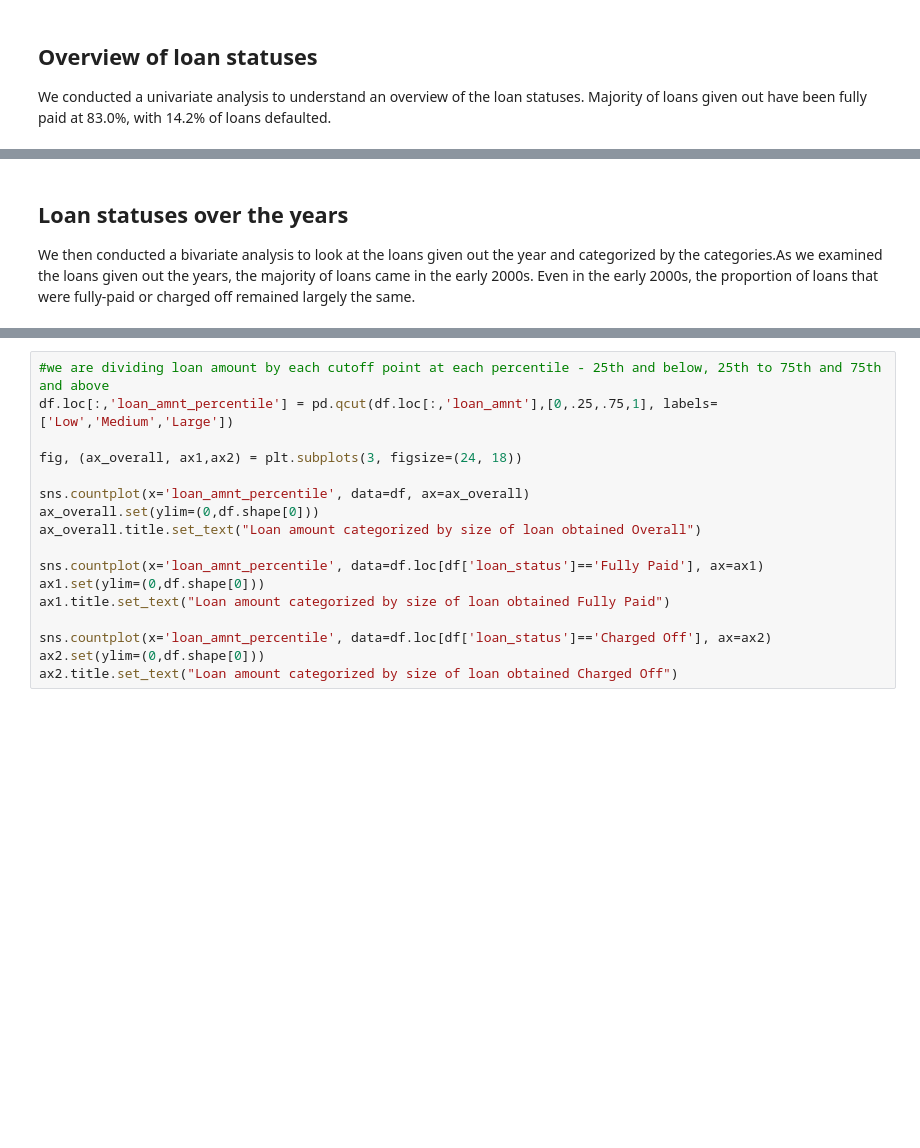
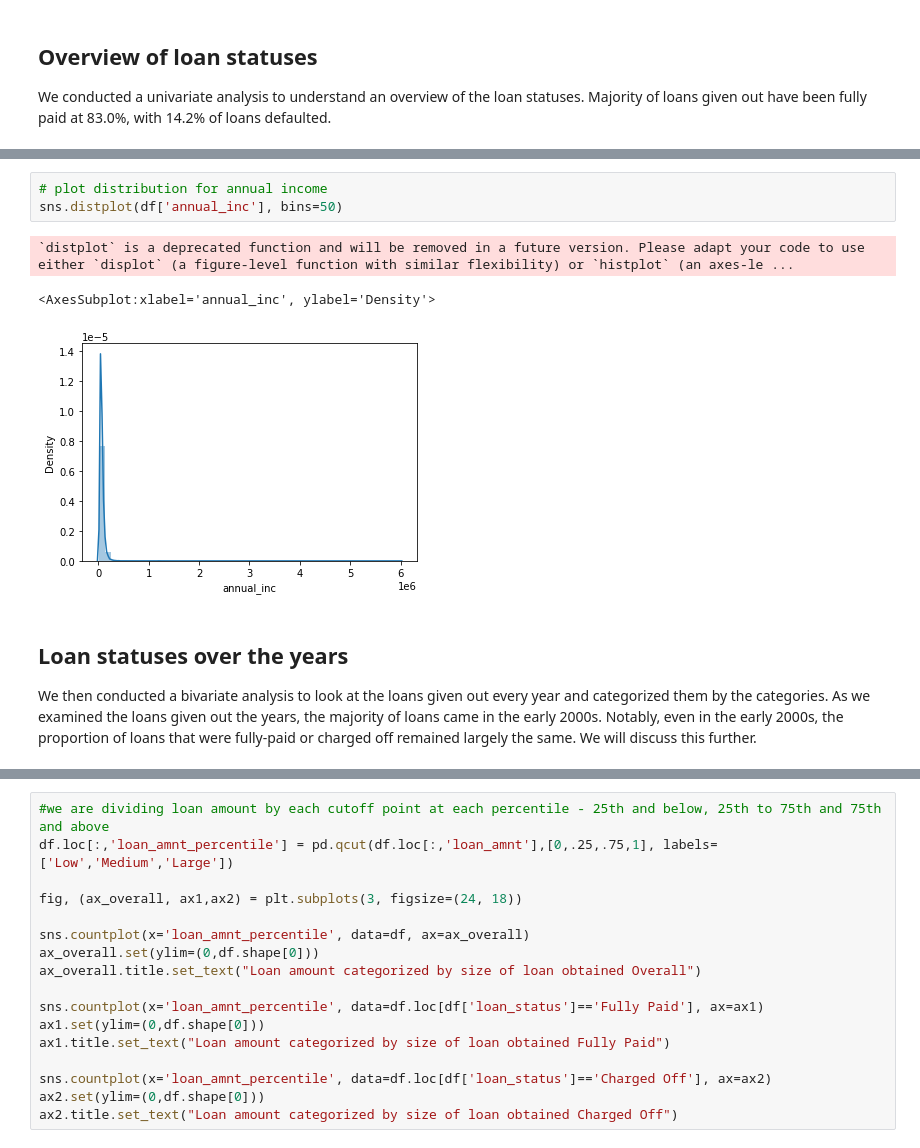
Before and after one commit to GeriNZ/lendingclub, a Jupyter notebook: Beng_Cheong_Cheong.ipynb, the cells around one changed output, grey strips where cells are left out. Saved outputs shown, nothing was run; the diff lists cells and outputs as text; blank space fills up the shorter version.

```diff
--- a/Beng_Cheong_Cheong.ipynb
+++ b/Beng_Cheong_Cheong.ipynb
@@ -232,5 +288,12 @@ Name: purpose, dtype: int64
+# %%
+# plot distribution for annual income
+sns.distplot(df['annual_inc'], bins=50)
+# %% [output]
+`distplot` is a deprecated function and will be removed in a future version. Please adapt your code to use either `displot` (a figure-level function with similar flexibility) or `histplot` (an axes-le ...
+<AxesSubplot:xlabel='annual_inc', ylabel='Density'>
+[figure, added]
 # %% [markdown]
 ## Loan statuses over the years
-We then conducted a bivariate analysis to look at the loans given out the year and categorized by the categories.As we examined the loans given out the years, the majority of loans came in the early 2000s.
-Even in the early 2000s, the proportion of loans that were fully-paid or charged off remained largely the same.
+We then conducted a bivariate analysis to look at the loans given out every year and categorized them by the categories. As we examined the loans given out the years, the majority of loans came in the early 2000s.
+Notably, even in the early 2000s, the proportion of loans that were fully-paid or charged off remained largely the same. We will discuss this further.
 # %%
```
Also changed, not shown: parts of 42 cells of this notebook, 2 other files.
